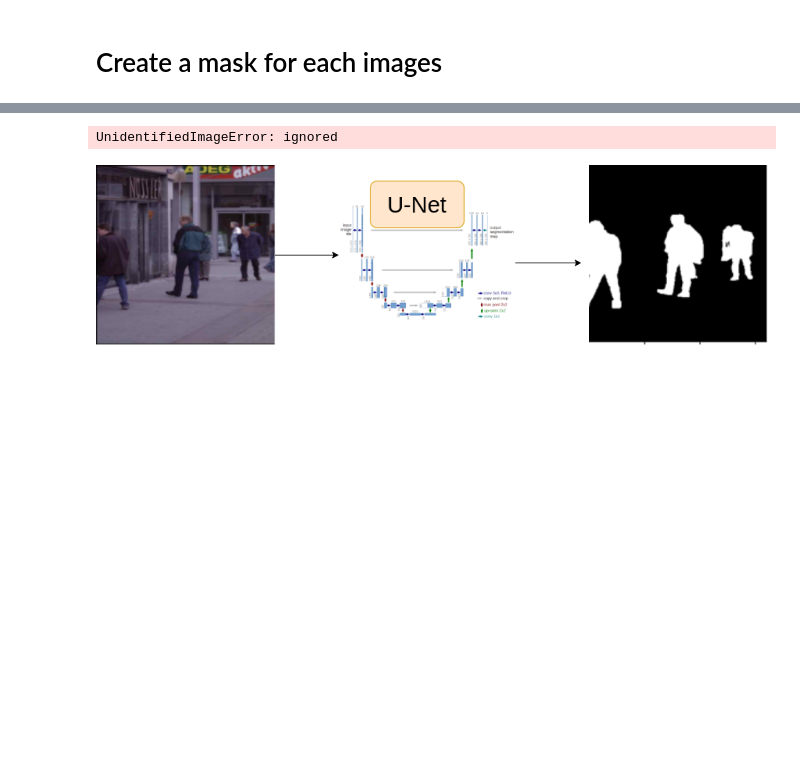
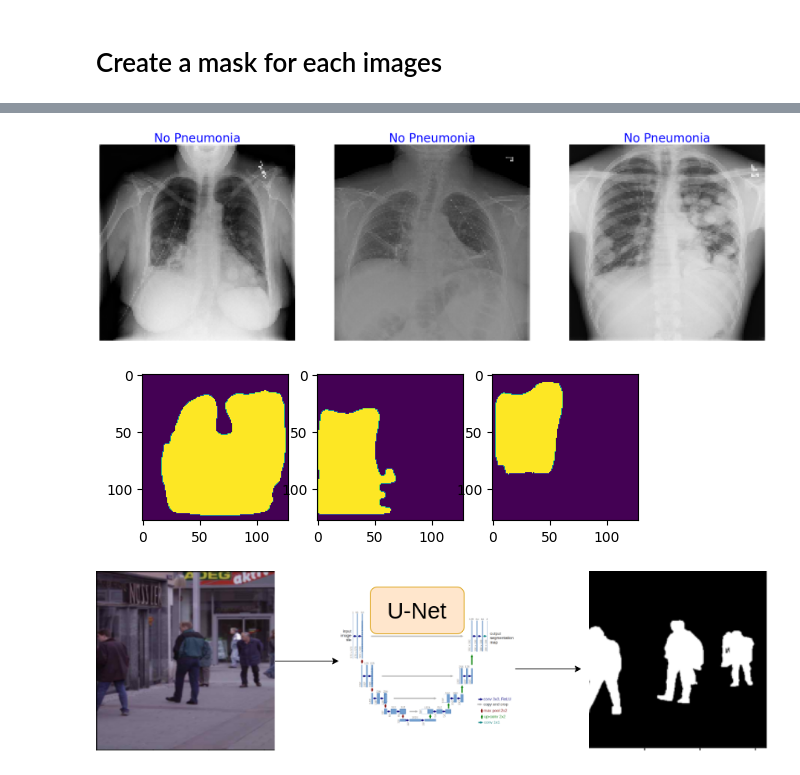
Before and after one commit to SIDIBEMoussa/Image-segmentation-using-U-Net_, a Jupyter notebook: Deep_Learning_with_PyTorch_ImageSegmentation_rsna.ipynb, the cells around one changed output, grey strips where cells are left out. Drawn from its saved outputs; the diff is of its cells as text; code cells hidden in the pictures; blank space fills up the shorter version.

```diff
--- a/Deep_Learning_with_PyTorch_ImageSegmentation_rsna.ipynb
+++ b/Deep_Learning_with_PyTorch_ImageSegmentation_rsna.ipynb
@@ -133,9 +169,34 @@ model = torchvision.models.detection.maskrcnn_resnet50_fpn(weights = "DEFAULT")
 # %%
 model.eval()
-# %%
-img = Image.open("/content/0005d3cc-3c3f-40b9-93c3-46231c3eb813.dcm")
-# %% [output]
-UnidentifiedImageError: ignored
+# %%
+plt.figure(figsize=(25,25)) #
+for i, image in enumerate(train_images[:3]):
+
+    plt.subplot(1,3,i+1)
+    plt.imshow(image)
+    if train_labels.loc[i]["Target"]:
+        plt.title("Pneumonia", color="red", fontsize=25)
+    else:
+        plt.title("No Pneumonia", color="blue", fontsize=25)
+    plt.axis('off')
+plt.show()
+
+for i, image in enumerate(train_images[:3]):
+
+  transform = T.ToTensor()
+  image = transform(image)
+  with torch.no_grad():
+    pred = model([image])
+    masks = pred[0]["masks"]
+    mask = masks[0 , 0] > 0.5
+
+    mask = mask.numpy().astype("uint8") * 255
+
+    plt.subplot(1,3,i+1)
+    plt.imshow(mask)
+# %% [output]
+[figure, added]
+[figure, added]
 # %% [markdown]
 ![Untitled Diagram.drawio (2).png](embedded-picture-1)
 # %% [markdown]
```
Also changed, not shown: parts of 6 cells of this notebook.
